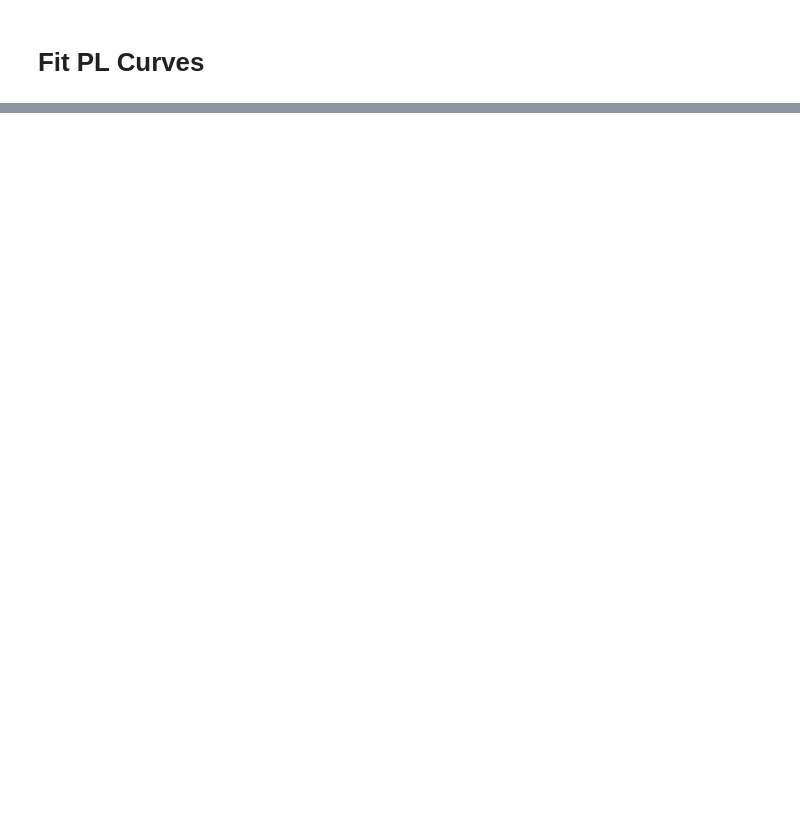
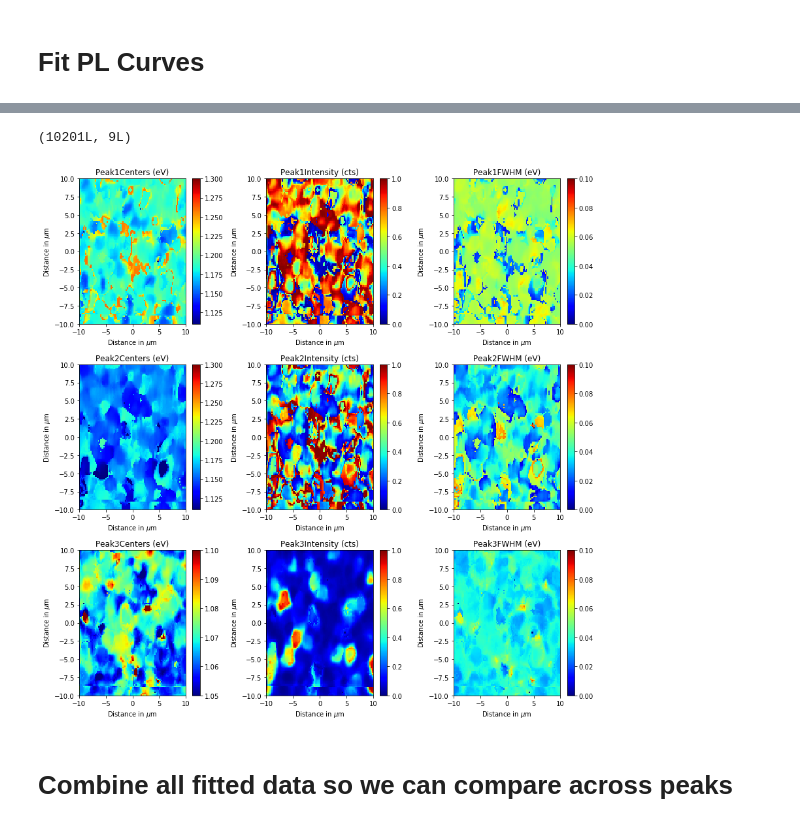
Before and after one commit to ttmn313/CIGS_Na_Analysis, a Jupyter notebook: Separate_PL_via_EG.ipynb, the cells around one changed output, grey strips where cells are left out. Drawn from its saved outputs; the diff is of its cells as text; code cells hidden in the pictures; blank space fills up the shorter version.

Commit message:
Added anlysis with fitted peak values... still not sure if this is the right thing to do

```diff
--- a/Separate_PL_via_EG.ipynb
+++ b/Separate_PL_via_EG.ipynb
@@ -810,0 +800,57 @@ fit_params[test,3:6] = np.array(fit_params[test,0:3])
+# %%
+'''
+Load Old File and visualize
+'''
+n=0
+
+if n == 0:
+    date_time = '20171012-114527'
+elif n == 1:
+    date_time = '20171012-130553'
+elif n == 2:
+    date_time = '20171012-144506'
+elif n == 3:
+    date_time = '20171012-162538'
+
+v1 = np.loadtxt('fit_files/'+sample_names[n]+'_'+date_time+'_fit_coef.csv',delimiter=',')
+
+
+x = all_x[n]
+y = all_y[n]
+test = v1[:,0] < v1[:,3]
+v2 = np.array(v1)
+v2[test,0:3] = np.array(v1[test,3:6])
+v2[test,3:6] = np.array(v1[test,0:3])
+
+print v1.shape
+
+to_plot = v2
+
+fig, axes = plt.subplots(3,3,figsize=(12,12))
+ax = axes.ravel()
+for idx in range(0,9,3):
+    map_num = idx
+    pcm = ax[map_num].pcolor(x,y,to_plot[:,map_num].reshape(len(x),len(y)),cmap='jet', vmin=bounds[0][map_num], vmax = bounds[1][map_num])#, vmin=np.min(doi[stamp]), vmax=np.max(doi[stamp]))
+    ax[map_num].set_title('Peak' + str(idx/3+1) + 'Centers (eV)')
+    ax[map_num].set_xlabel('Distance in $\mu$m')
+    ax[map_num].set_ylabel('Distance in $\mu$m')
+    fig.colorbar(pcm,ax = ax[map_num])
+    map_num = idx+1
+    pcm = ax[map_num].pcolor(x,y,to_plot[:,map_num].reshape(len(x),len(y)),cmap='jet', vmin=bounds[0][map_num], vmax = bounds[1][map_num])#, vmin=np.min(doi[stamp]), vmax=np.max(doi[stamp]))
+    ax[map_num].set_title('Peak' + str(idx/3+1) + 'Intensity (cts)')
+    ax[map_num].set_xlabel('Distance in $\mu$m')
+    ax[map_num].set_ylabel('Distance in $\mu$m')
+    fig.colorbar(pcm,ax = ax[map_num])
+    map_num = idx+2
+    pcm = ax[map_num].pcolor(x,y,to_plot[:,map_num].reshape(len(x),len(y)),cmap='jet',vmin=0, vmax = 0.1)#, vmin=np.min(doi[stamp]), vmax=np.max(doi[stamp]))
+    ax[map_num].set_title('Peak' + str(idx/3+1) + 'FWHM (eV)')
+    ax[map_num].set_xlabel('Distance in $\mu$m')
+    ax[map_num].set_ylabel('Distance in $\mu$m')
+    fig.colorbar(pcm,ax = ax[map_num])
+plt.tight_layout()
+plt.show()
+# %% [output]
+(10201L, 9L)
+[figure, added]
+# %% [markdown]
+# Combine all fitted data so we can compare across peaks
```
Also changed, not shown: parts of 11 cells of this notebook.
